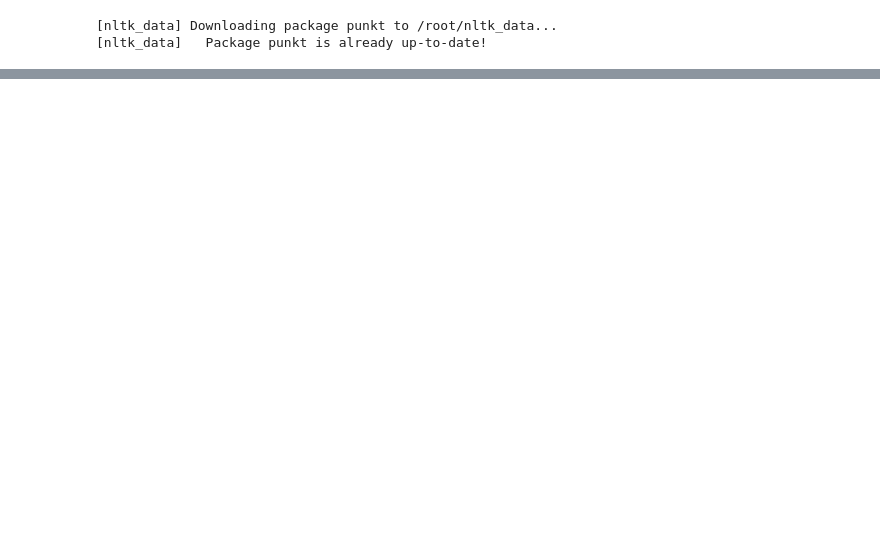
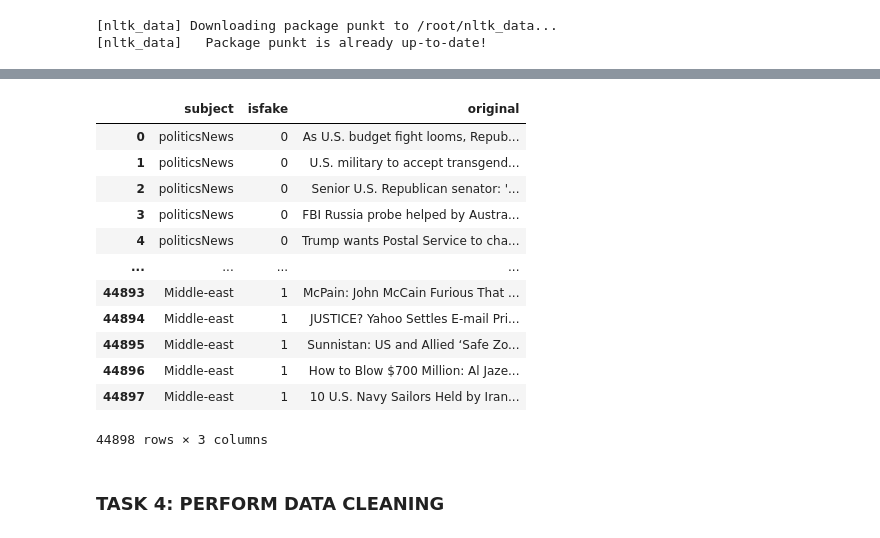
Before and after one commit to LincolnVS/Fake_News_Detection_with_Machine_Learning, a Jupyter notebook: FakeNewClassification.ipynb, the cells around one changed output, grey strips where cells are left out. Drawn from its saved outputs; the diff is of its cells as text; code cells hidden in the pictures; blank space fills up the shorter version.

```diff
--- a/FakeNewClassification.ipynb
+++ b/FakeNewClassification.ipynb
@@ -55,0 +52,4 @@ print(df_true)
+# %%
+# add a target class column to indicate whether the news is real (0) or fake (1)
+df_true['isfake'] = 0
+df_true.head()
@@ -55,0 +63,3 @@ print(df_true)
+# %%
+df_fake['isfake'] = 1
+df_fake.head()
@@ -55,0 +73,24 @@ print(df_true)
+# %%
+# Concatenate Real and Fake News
+df = pd.concat([df_true, df_fake]).reset_index(drop = True)
+
+# combine title and text together
+df['original'] = df['title'] + ' ' + df['text']
+df.drop(columns = ['date','title','text'], inplace = True)
+df
+# %% [output]
+|  | subject | isfake | original |
+| 0 | politicsNews | 0 | As U.S. budget fight looms, Repub... |
+| 1 | politicsNews | 0 | U.S. military to accept transgend... |
+| 2 | politicsNews | 0 | Senior U.S. Republican senator: '... |
+| 3 | politicsNews | 0 | FBI Russia probe helped by Austra... |
+| 4 | politicsNews | 0 | Trump wants Postal Service to cha... |
+| ... | ... | ... | ... |
+| 44893 | Middle-east | 1 | McPain: John McCain Furious That ... |
+| 44894 | Middle-east | 1 | JUSTICE? Yahoo Settles E-mail Pri... |
+| 44895 | Middle-east | 1 | Sunnistan: US and Allied ‘Safe Zo... |
+| 44896 | Middle-east | 1 | How to Blow $700 Million: Al Jaze... |
+| 44897 | Middle-east | 1 | 10 U.S. Navy Sailors Held by Iran... |
+44898 rows × 3 columns
+# %% [markdown]
+### TASK 4: PERFORM DATA CLEANING
```
Also changed, not shown: parts of 51 cells of this notebook.
